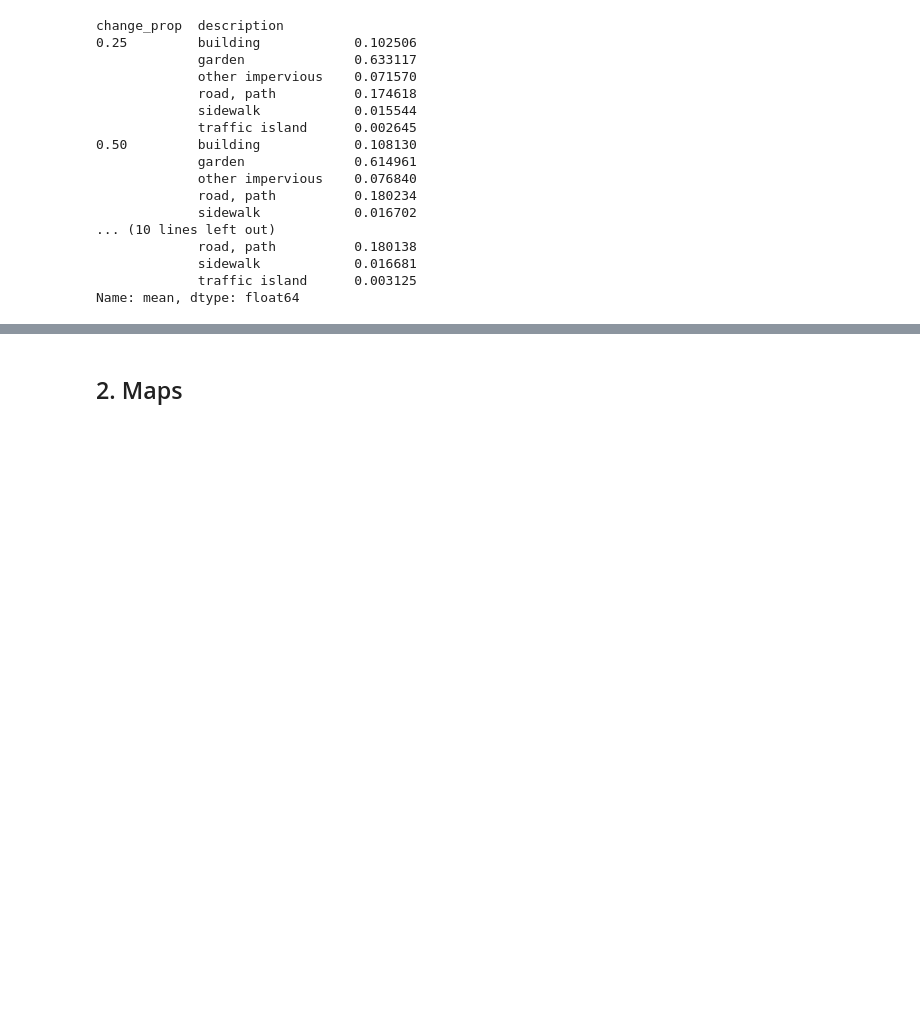
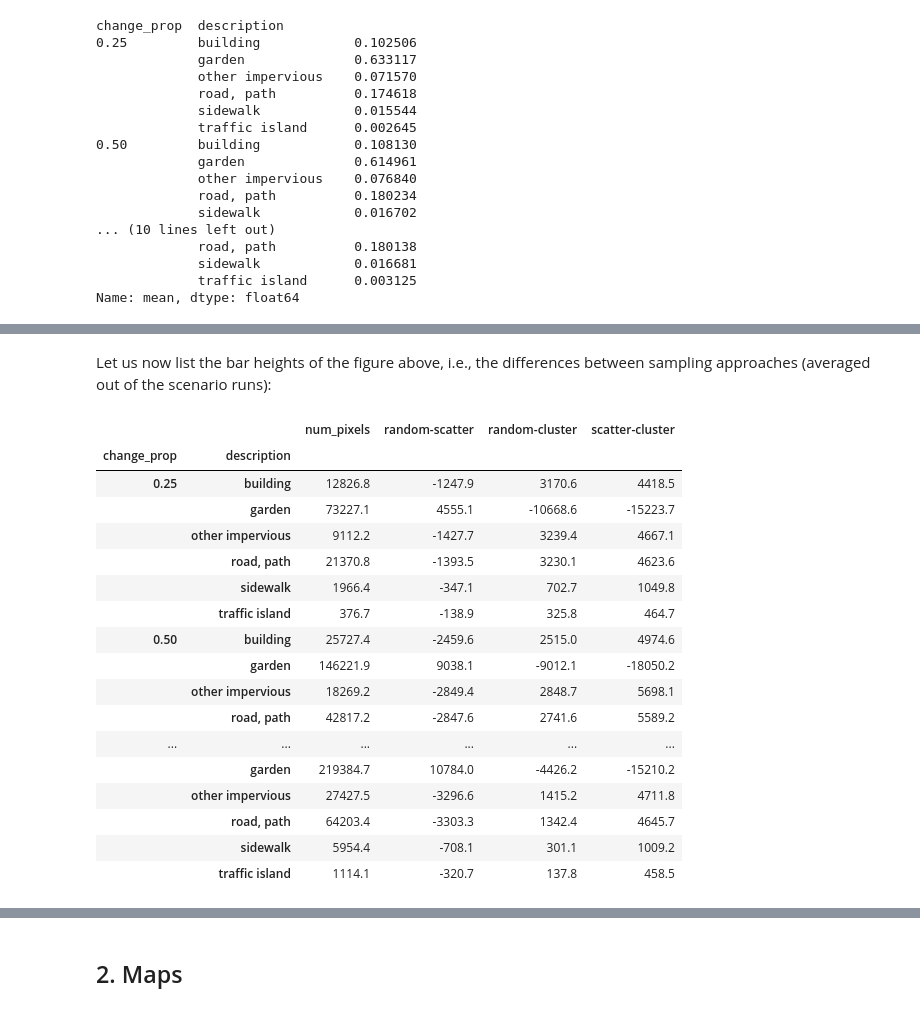
Before and after one commit to martibosch/lausanne-greening-scenarios, a Jupyter notebook: notebooks/scenarios.ipynb, the cells around one changed output, grey strips where cells are left out. Saved outputs shown, nothing was run; the diff lists cells and outputs as text; code cells hidden in the pictures; blank space fills up the shorter version.

```diff
--- a/notebooks/scenarios.ipynb
+++ b/notebooks/scenarios.ipynb
@@ -130,0 +163,23 @@ Name: mean, dtype: float64
+# %% [markdown]
+Let us now list the bar heights of the figure above, i.e., the differences between sampling approaches (averaged out of the scenario runs):
+# %%
+utils.get_absolute_comparison_df(comparison_df, groupby, y='num_pixels')
+# %% [output]
+|  |  | num_pixels | random-scatter | random-cluster | scatter-cluster |
+| change_prop | description |  |  |  |  |
+| 0.25 | building | 12826.8 | -1247.9 | 3170.6 | 4418.5 |
+|  | garden | 73227.1 | 4555.1 | -10668.6 | -15223.7 |
+|  | other impervious | 9112.2 | -1427.7 | 3239.4 | 4667.1 |
+|  | road, path | 21370.8 | -1393.5 | 3230.1 | 4623.6 |
+|  | sidewalk | 1966.4 | -347.1 | 702.7 | 1049.8 |
+|  | traffic island | 376.7 | -138.9 | 325.8 | 464.7 |
+| 0.50 | building | 25727.4 | -2459.6 | 2515.0 | 4974.6 |
+|  | garden | 146221.9 | 9038.1 | -9012.1 | -18050.2 |
+|  | other impervious | 18269.2 | -2849.4 | 2848.7 | 5698.1 |
+|  | road, path | 42817.2 | -2847.6 | 2741.6 | 5589.2 |
+| ... | ... | ... | ... | ... | ... |
+|  | garden | 219384.7 | 10784.0 | -4426.2 | -15210.2 |
+|  | other impervious | 27427.5 | -3296.6 | 1415.2 | 4711.8 |
+|  | road, path | 64203.4 | -3303.3 | 1342.4 | 4645.7 |
+|  | sidewalk | 5954.4 | -708.1 | 301.1 | 1009.2 |
+|  | traffic island | 1114.1 | -320.7 | 137.8 | 458.5 |
```
Also changed, not shown: parts of 19 cells of this notebook, 17 other files.
